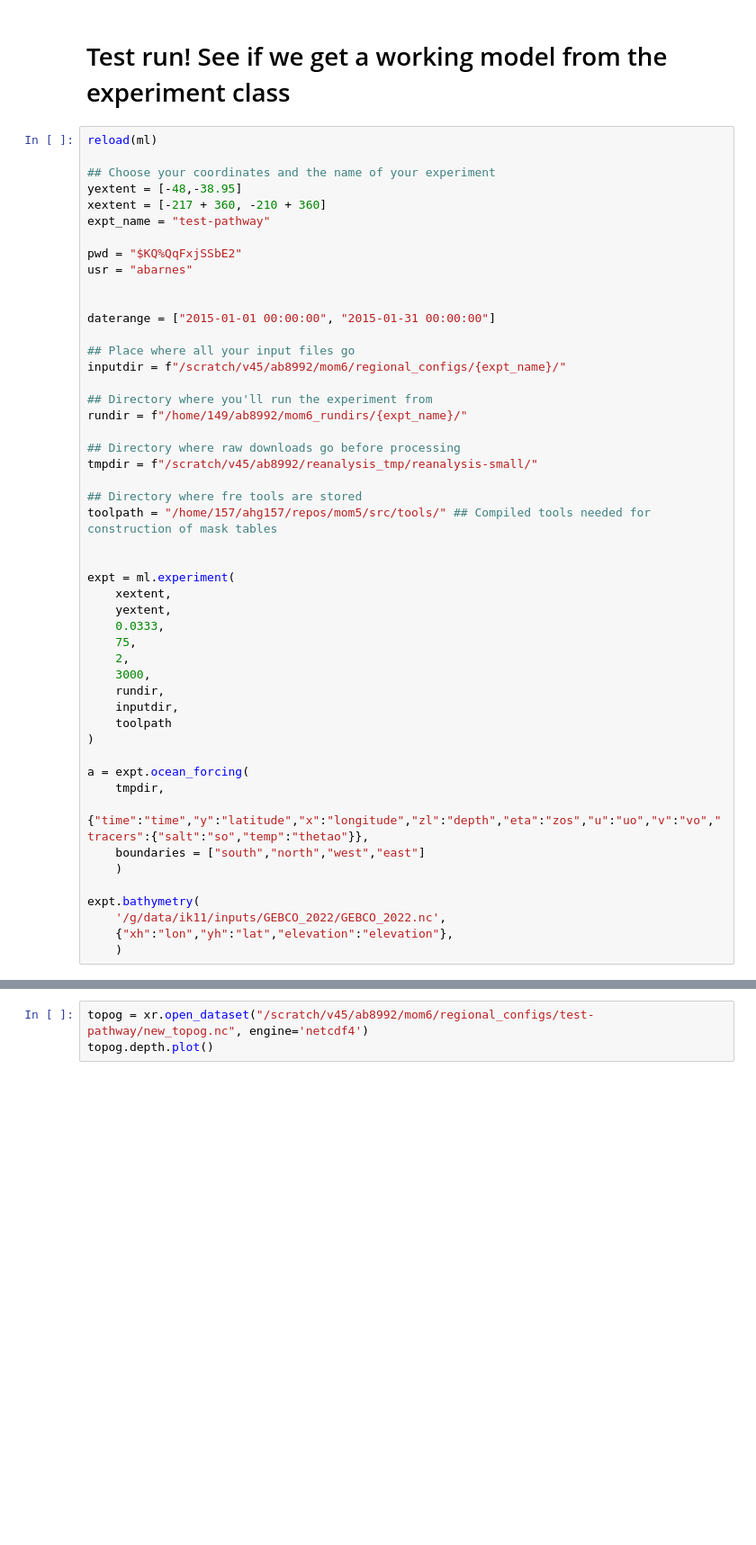
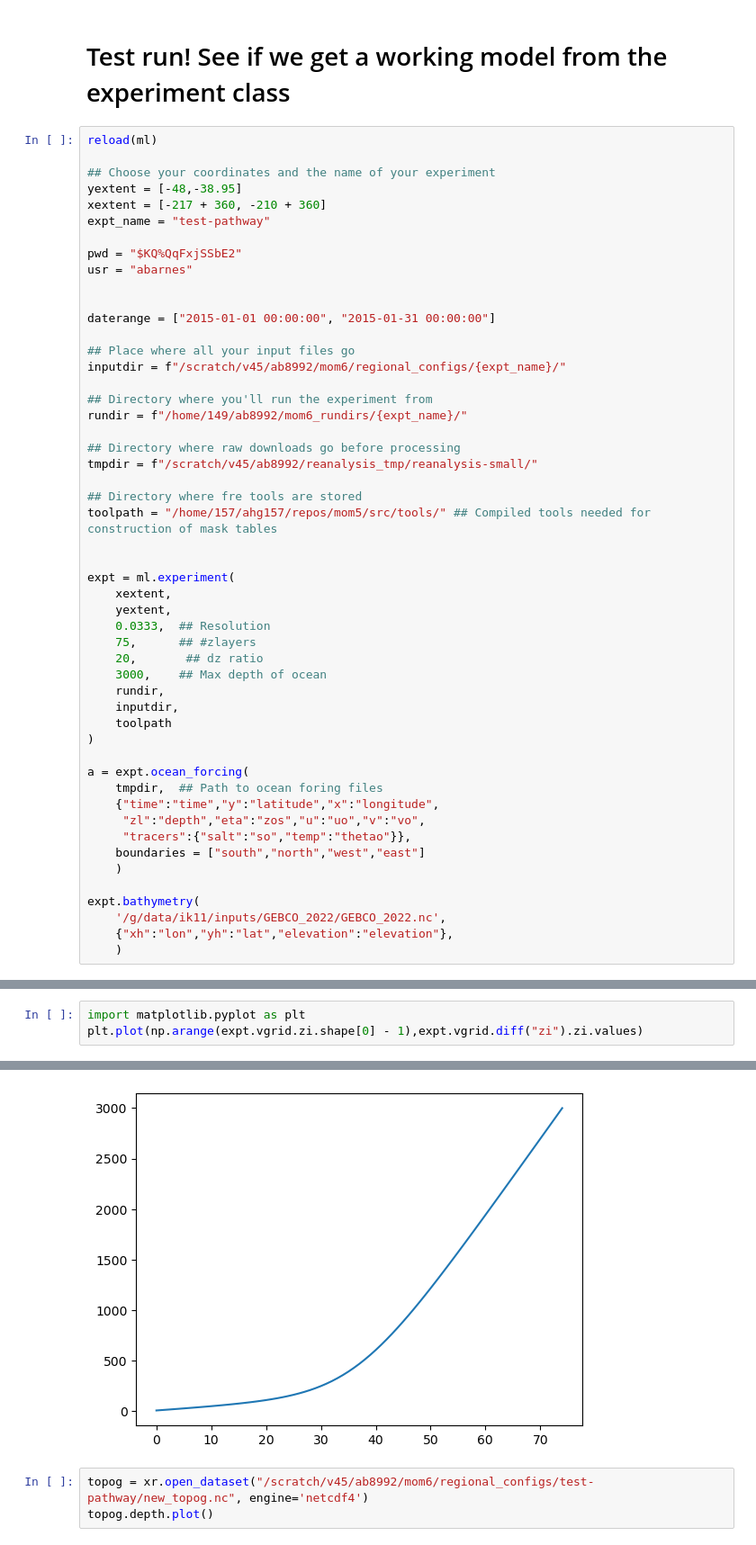
Before and after one commit to COSIMA/regional-mom6, a Jupyter notebook: localrun.ipynb, the cells around one changed output, grey strips where cells are left out. Shown: that part at 90% size. Drawn from its saved outputs; the diff is of its cells as text; blank space fills up the shorter version.

```diff
--- a/localrun.ipynb
+++ b/localrun.ipynb
@@ -44,18 +51,20 @@ toolpath = "/home/157/ahg157/repos/mom5/src/tools/" ## Compiled tools needed for
 expt = ml.experiment(
     xextent,
     yextent,
-    0.0333,
-    75,
-    2,
-    3000,
+    0.0333,  ## Resolution
+    75,      ## #zlayers
+    20,       ## dz ratio
+    3000,    ## Max depth of ocean
     rundir,
     inputdir,
     toolpath
 )
 
 a = expt.ocean_forcing(
-    tmpdir,
-    {"time":"time","y":"latitude","x":"longitude","zl":"depth","eta":"zos","u":"uo","v":"vo","tracers":{"salt":"so","temp":"thetao"}},
+    tmpdir,  ## Path to ocean foring files
+    {"time":"time","y":"latitude","x":"longitude",
+     "zl":"depth","eta":"zos","u":"uo","v":"vo",
+     "tracers":{"salt":"so","temp":"thetao"}},
     boundaries = ["south","north","west","east"]
     )
 
@@ -65,0 +103,4 @@ expt.bathymetry(
+# %%
+import matplotlib.pyplot as plt
+plt.plot(np.arange(expt.vgrid.zi.shape[0] - 1),expt.vgrid.diff("zi").zi.values)
+# %% [output]
@@ -66,3 +108,4 @@ expt.bathymetry(
+[figure, added]
 # %%
 topog = xr.open_dataset("/scratch/v45/ab8992/mom6/regional_configs/test-pathway/new_topog.nc", engine='netcdf4')
 topog.depth.plot()
```
Also changed, not shown: parts of 4 cells of this notebook, 3 other files.
